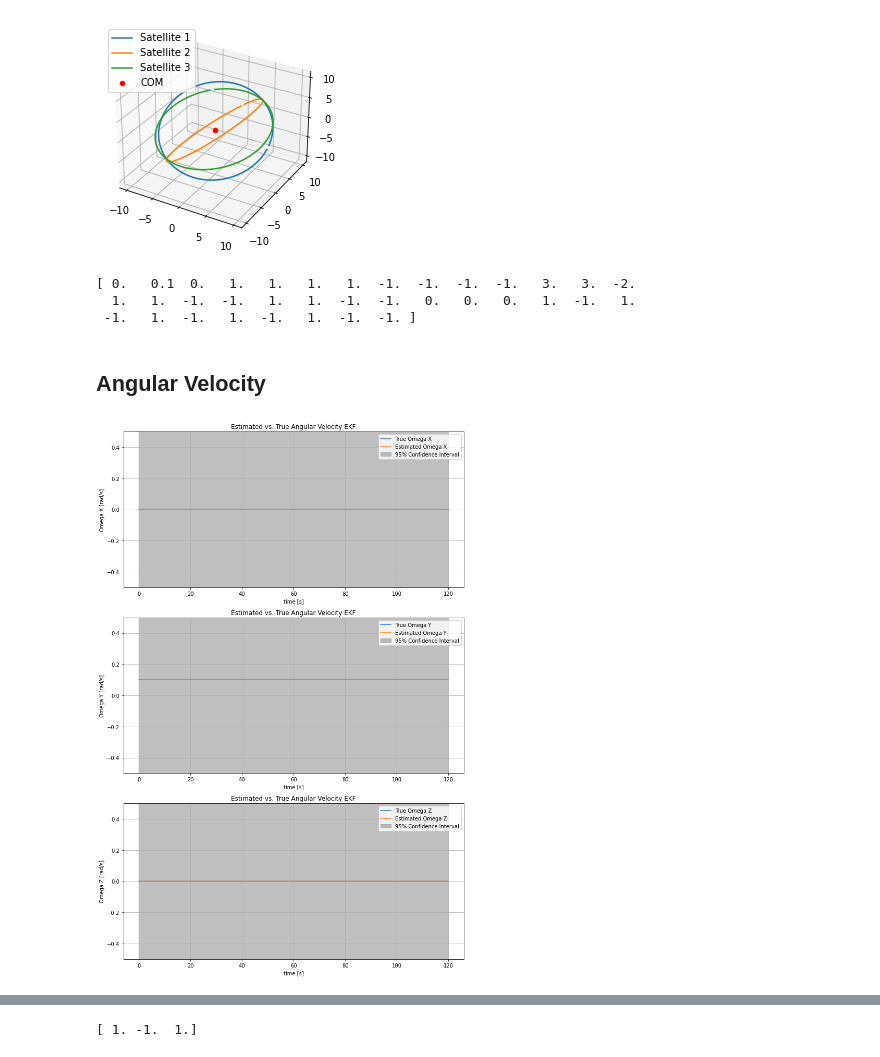
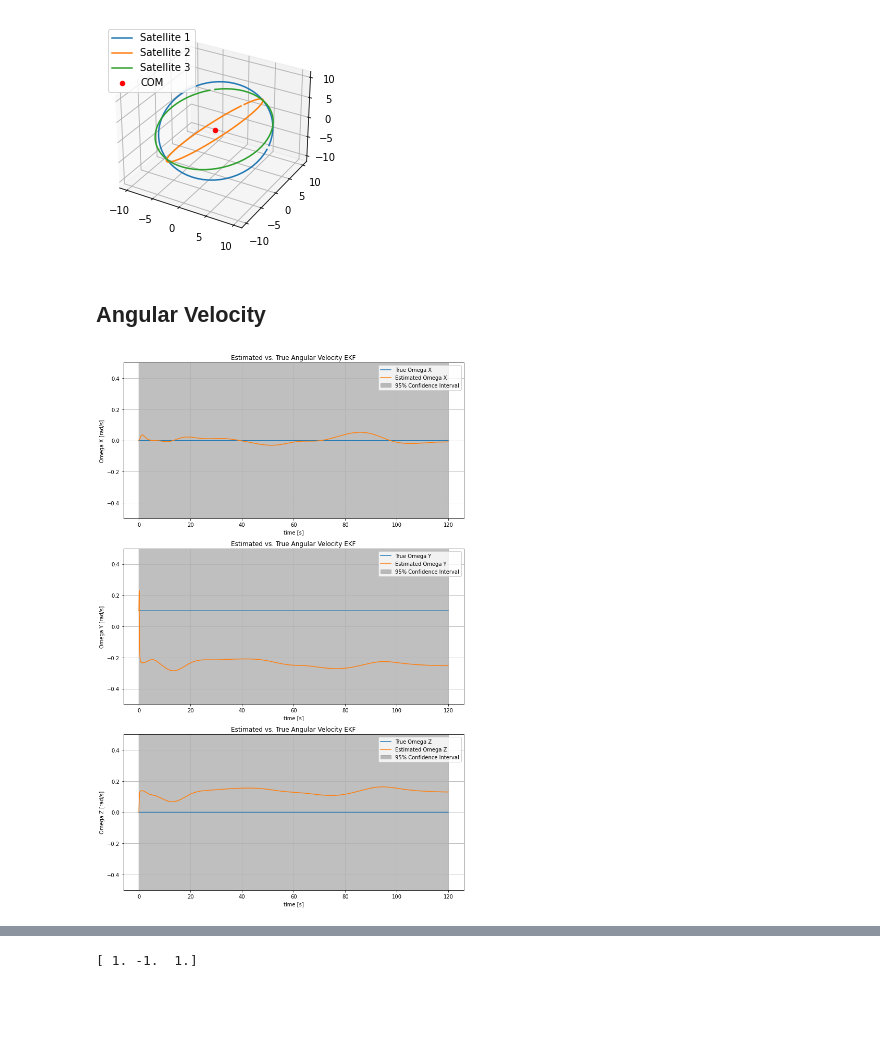
Before and after one commit to annasulzer/273-final-project, a Jupyter notebook: simulate_playground_EKF.ipynb, the cells around one changed output, grey strips where cells are left out. Cells and saved outputs as stored; diff of their text form; code cells hidden in the pictures; blank space fills up the shorter version.

```diff
--- a/simulate_playground_EKF.ipynb
+++ b/simulate_playground_EKF.ipynb
@@ -76,16 +76,10 @@ import EKF_class as EKF
 n = 36
 mu0 = np.zeros((n))
 mu0[:3] = np.array([0.0, 0.1, 0.0])
-mu0[3:] = debris_points.flatten()
+mu0[3:] = debris_points.T.flatten()
 sigma0 = 100* np.diag(np.ones((n)))
 
 kalman_filter = EKF.KalmanFilter(mu0, sigma0, del_t)
-# %%
-print(mu0)
-# %% [output]
-[ 0.   0.1  0.   1.   1.   1.   1.  -1.  -1.  -1.  -1.   3.   3.  -2.
-  1.   1.  -1.  -1.   1.   1.  -1.  -1.   0.   0.   0.   1.  -1.   1.
- -1.   1.  -1.   1.  -1.   1.  -1.  -1. ]
 # %%
 sim_time = 120
 t1 = np.linspace(0,sim_time, int(sim_time/del_t))
@@ -94,10 +88,10 @@ P_est_hist = np.zeros((len(t1), n, n))
 x_est_hist = np.zeros((len(t1), n))
 x_est_hist_min = np.zeros((len(t1), n))
 for i in range(len(t1)):
-    y = mtest[i].flatten() #replace with measurements
-    sat_pos = o1[i].flatten()
+    y = mtest[i].T.flatten() #replace with measurements
+    sat_pos = o1[i].T.flatten()
 
-    x_est_min, P_est = kalman_filter.predict()
+    x_est_min, P_est= kalman_filter.predict()
     x_est, P_est = kalman_filter.update(y[:11], x_est_min, P_est, sat_pos)
 
     # Make sure to store the estimated state and covariance for analysis
@@ -108,7 +102,7 @@ for i in range(len(t1)):
 ## Angular Velocity
 # %%
 time_step = del_t
-time_array = np.arange(0, len(x_est_hist) * time_step, time_step)
+time_array = np.arange(0, sim_time, time_step)
 
 std_dev_heading = np.sqrt(P_est_hist[:, 5, 5])
 confidence_interval_heading = 1.96 * std_dev_heading #95%
@@ -127,32 +121,32 @@ axs[0].fill_between(time_array, x_est_hist[:, 0] - confidence_interval_x, x_est_
 axs[0].set_xlabel('time [s]')
 axs[0].set_ylabel('Omega X [rad/s]')
 axs[0].legend()
 axs[0].grid(True)
 axs[0].set_ylim([-0.5, 0.5])
 axs[0].set_title('Estimated vs. True Angular Velocity EKF')
 
 # Plot Y Position
 axs[1].plot(time_array, omega * np.ones(len(time_array)), label="True Omega Y")
-axs[1].plot(time_array, x_est_hist[:, 1], label="Estimated Omega Y")
+axs[1].plot(time_array, x_est_hist_min[:, 1], label="Estimated Omega Y")
 axs[1].fill_between(time_array,  x_est_hist[:, 1] - confidence_interval_y, x_est_hist[:, 1] + confidence_interval_y, color='gray', alpha=0.5, label="95% Confidence Interval")
 axs[1].set_xlabel('time [s]')
 axs[1].set_ylabel('Omega Y [rad/s]')
 axs[1].legend()
 axs[1].grid(True)
 axs[1].set_ylim([-0.5, 0.5])
 axs[1].set_title('Estimated vs. True Angular Velocity EKF')
 
 axs[2].plot(time_array,  np.zeros(len(time_array)), label="True Omega Z")
 axs[2].plot(time_array, x_est_hist[:, 2], label="Estimated Omega Z")
 axs[2].fill_between(time_array, x_est_hist[:, 2] - confidence_interval_heading, x_est_hist[:, 2] + confidence_interval_heading, color='gray', alpha=0.5, label="95% Confidence Interval")
 axs[2].set_xlabel('time [s]')
 axs[2].set_ylabel('Omega Z [rad/s]')
 axs[2].legend()
 axs[2].grid(True)
 axs[2].set_title('Estimated vs. True Angular Velocity EKF')
 axs[2].set_ylim([-0.5, 0.5])
 
 plt.tight_layout()
 plt.show()
 # %% [output]
-[figure, old version]
+[figure, new version]
```
Also changed, not shown: parts of 4 cells of this notebook, 2 other files.
